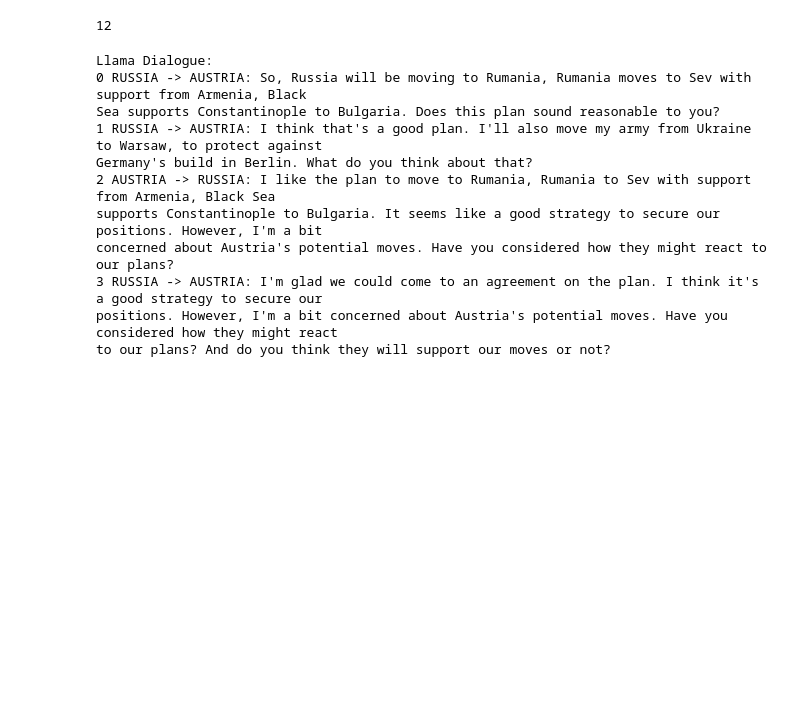
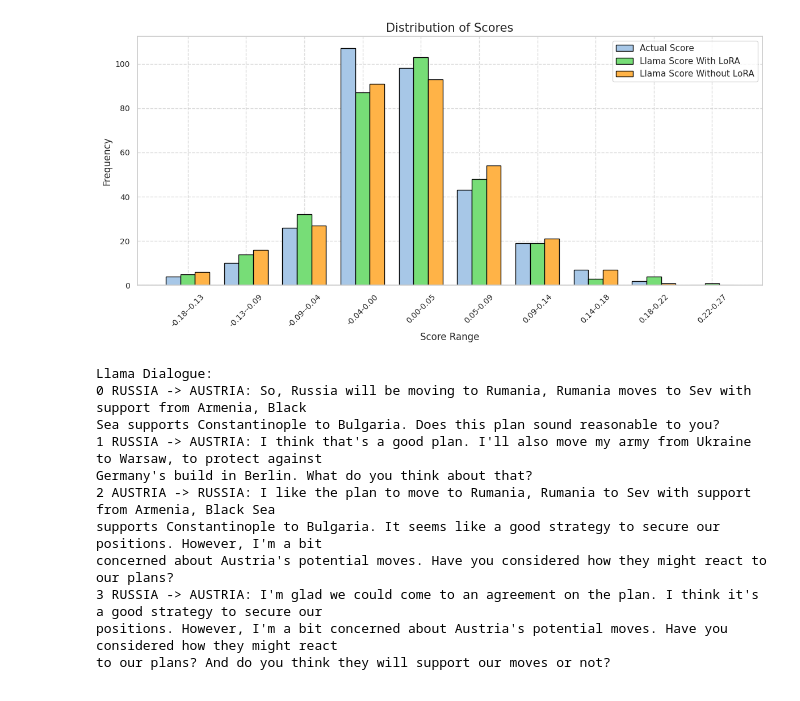
Before and after one commit to andyjliu/sotopia-diplomacy, a Jupyter notebook: src/data/intent_value/taskeval_demo/lora_results_compare.ipynb, the cells around one changed output. Saved outputs shown, nothing was run; the diff lists cells and outputs as text; code cells hidden in the pictures; blank space fills up the shorter version.

```diff
--- a/src/data/intent_value/taskeval_demo/lora_results_compare.ipynb
+++ b/src/data/intent_value/taskeval_demo/lora_results_compare.ipynb
@@ -117,7 +118,48 @@ for l in llama:
-# %%
-len(store_pair)
-# %% [output]
-12
+# %%
+import matplotlib.pyplot as plt
+import numpy as np
+
+# 提取每组数据中的分数
+data1 = [d['scores'] for d in actual_score]
+data2 = [d['scores'] for d in llama_lora_score]
+data3 = [d['scores'] for d in llama_score]
+
+# 合并所有数据以确定分数范围
+all_data = data1 + data2 + data3
+
+# 设置分数区间的个数（例如10个区间）
+num_bins = 10
+bins = np.linspace(min(all_data), max(all_data), num_bins + 1)
+
+# 分别计算各组数据在各区间内的频数
+counts1, _ = np.histogram(data1, bins=bins)
+counts2, _ = np.histogram(data2, bins=bins)
+counts3, _ = np.histogram(data3, bins=bins)
+
+# 为每个区间创建标签，例如 "0.00-0.10"
+bin_labels = [f"{bins[i]:.2f}-{bins[i+1]:.2f}" for i in range(len(bins) - 1)]
+
+# 使用整数作为x轴分组位置，每个分数段对应一个位置
+x = np.arange(len(bin_labels))
+width = 0.25  # 每个柱子的宽度
+
+plt.figure(figsize=(12, 6))
+# 使用浅色系的配色方案
+plt.bar(x - width, counts1, width=width, label='Actual Score', color='#A7C7E7', edgecolor='black')
+plt.bar(x, counts2, width=width, label='Llama Score With LoRA', color='#77DD77', edgecolor='black')
+plt.bar(x + width, counts3, width=width, label='Llama Score Without LoRA', color='#FFB347', edgecolor='black')
+
+plt.xlabel('Score Range', fontsize=12)
+plt.ylabel('Frequency', fontsize=12)
+plt.title('Distribution of Scores', fontsize=15)
+plt.xticks(x, bin_labels, rotation=45, fontsize=10)
+plt.yticks(fontsize=10)
+plt.grid(True, linestyle='--', alpha=0.7)
+plt.legend()
+plt.tight_layout()
+plt.show()
+# %% [output]
+[figure, added]
 # %%
 for s in store_pair:
     li = s[0]
```
Also changed, not shown: parts of 9 cells of this notebook, 17 other files.
